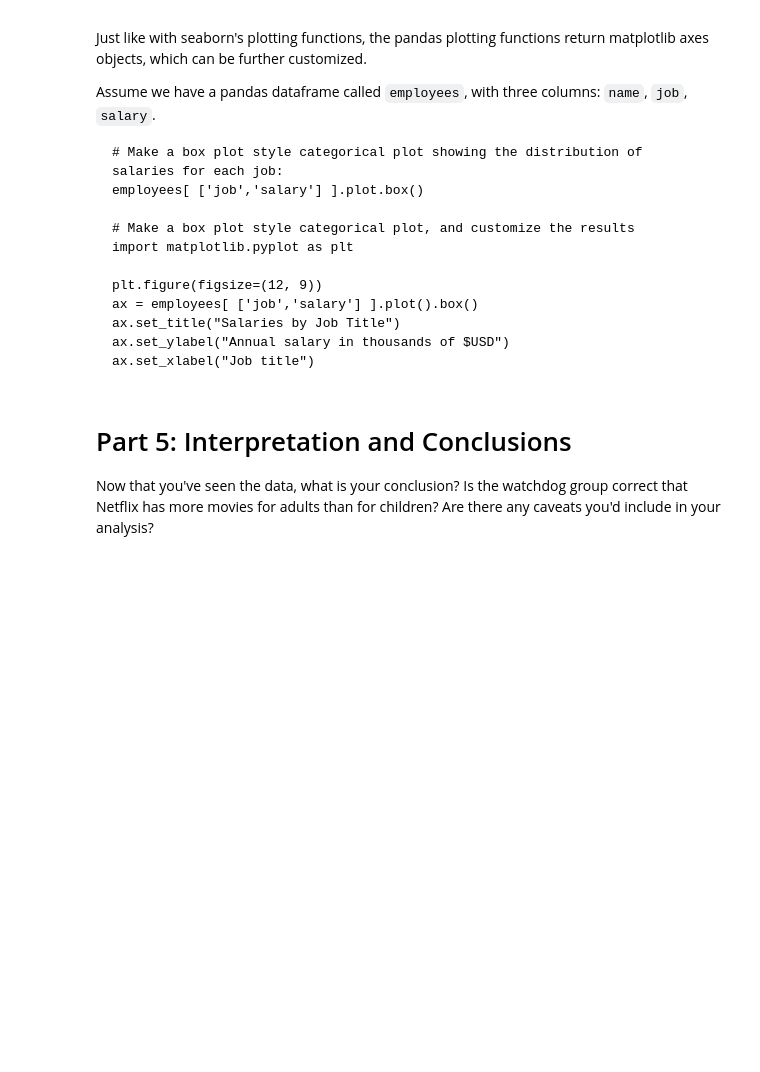
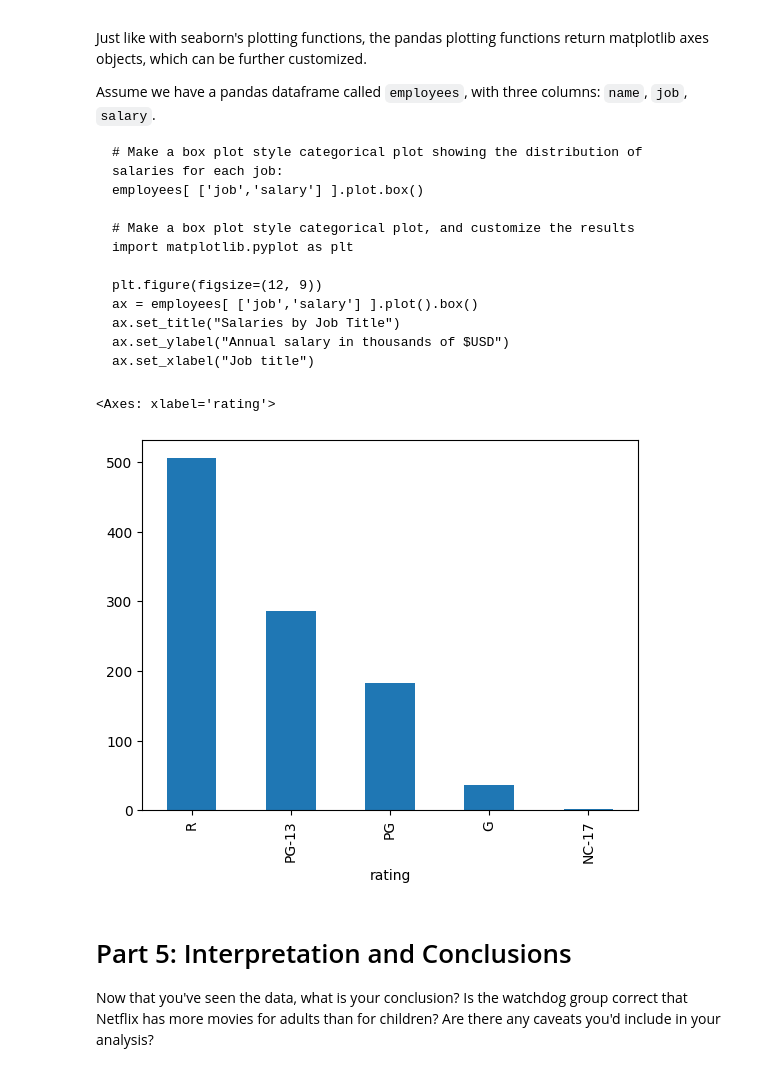
Before and after one commit to nestorbyui/google_colab_byui, a Jupyter notebook: notebooks/Exploration_01.ipynb, the cells around one changed output. Cells and saved outputs as stored; diff of their text form; code cells hidden in the pictures; blank space fills up the shorter version.

```diff
--- a/notebooks/Exploration_01.ipynb
+++ b/notebooks/Exploration_01.ipynb
@@ -187,7 +281,12 @@ Assume we have a pandas dataframe called `employees`, with three columns: `name`
 # %%
 # Use pandas' built in plotting functions to create a count plot comparing the count of each movie rating
 # This will be a little trickier than the other libraries, but one hint is that the pandas value_counts() function
 # actually returns a dataframe.
+
+netflix_titles_movies_standard_mpaa["rating"].value_counts().plot.bar()
+# %% [output]
+<Axes: xlabel='rating'>
+[figure, added]
 # %% [markdown]
 # Part 5: Interpretation and Conclusions
 
```
Also changed, not shown: parts of 12 cells of this notebook.
